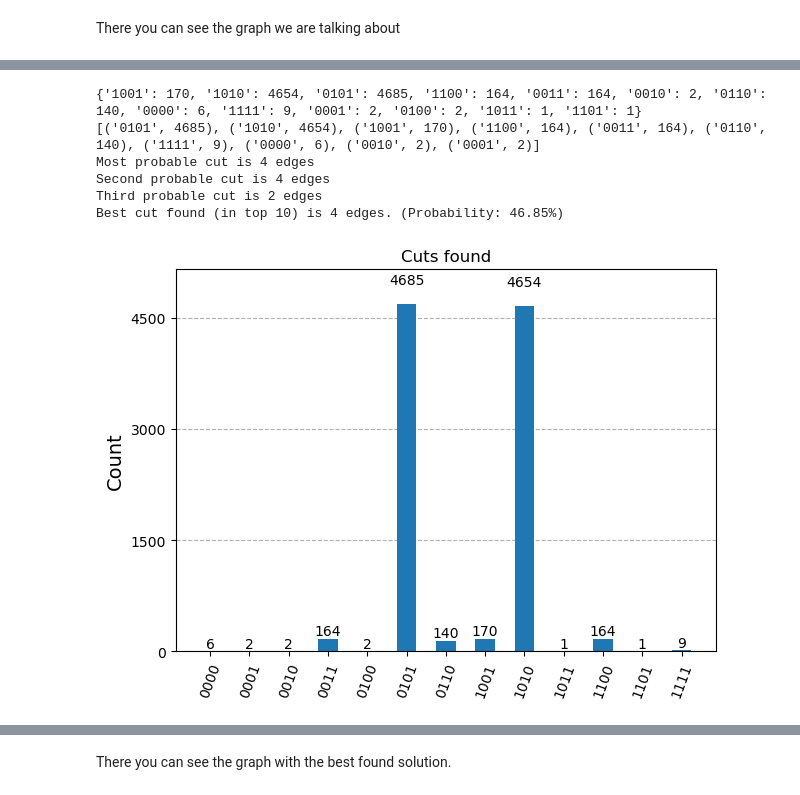
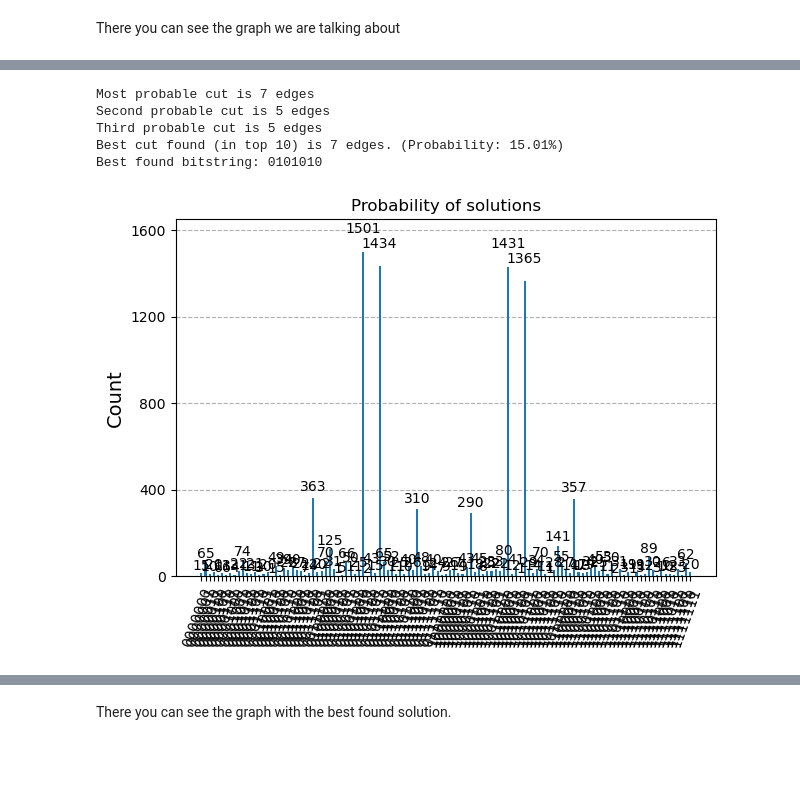
Before and after one commit to mforgo/Quantum-Examples, a Jupyter notebook: Circuits/QAOA.ipynb, the cells around one changed output, grey strips where cells are left out. Drawn from its saved outputs; the diff is of its cells as text; code cells hidden in the pictures; blank space fills up the shorter version.

```diff
--- a/Circuits/QAOA.ipynb
+++ b/Circuits/QAOA.ipynb
@@ -208,15 +209,12 @@ def exp_val(edges, string, count):
     score = max_cut_value(edges, string)
     val = (count * score)
     return val
-
+"""
+Input edges, concrete bitsring and number of occurences in given example and returns value times number of occurenses
+"""
 def max_cut_value(edges, bitstring):
     """
-    Spočítá počet hran, které jsou "řezané" pro daný bitstring.
-
-    edges: seznam dvojic (i, j) reprezentujících hrany
-    bitstring: řetězec '0101...' nebo seznam [0,1,0,...]
-
-    Vrací počet řezaných hran.
+Counts up number of edges being cut in this bitstring
     """
     if isinstance(bitstring, str):
         bits = [int(b) for b in bitstring]
@@ -285,17 +289,16 @@ We start with n qubits (n = number of edges). We aplly Hadamard gate to all of t
 # %%
-
-q = QuantumRegister(n, 'q')
-c = ClassicalRegister(n, 'c')
-qc = QuantumCircuit(q, c)
+q = QuantumRegister(n, 'q') #create n qubits
+c = ClassicalRegister(n, 'c') #create n classical bits
+qc = QuantumCircuit(q, c) #create the circuit
 for i in range (n):
-    qc.h(q[i])
-for k in range(depth):
+    qc.h(q[i]) #apply Hadamard gate to every qubit
+for i in range(depth):
     gamma, beta = best["x"]
     for (i, j) in edges:
-        qc.rzz(gamma, q[i], q[j])
+        qc.rzz(gamma, q[i], q[j]) #apply RZZ to every pair of qubits given in list of edges (turns around Z-axis by gamma) (cost Hadamard)
     for i in range (n):
-        qc.rx(beta, q[i])
+        qc.rx(beta, q[i]) #apply RX (rotation around X-axis by beta) to every qubit (mixer Hadamard)
 for i in range (n):
-    qc.measure(q[i], c[i])
-qc.draw("mpl")
+    qc.measure(q[i], c[i]) #measure all qubits
+qc.draw("mpl")#draws the circuit
 # %% [output]
@@ -310,22 +313,19 @@ Now we print the most probable solutions + we check best $checkin solutions (by
 # %%
-print(counts)
-sorted_counts = sorted(counts.items(), key=lambda item: item[1], reverse=True)[0:checkin]
-print (sorted_counts)
+sorted_counts = sorted(counts.items(), key=lambda item: item[1], reverse=True)[0:checkin] #sort the counts by probability
 best_count = min(sorted_counts, key=lambda r: -max_cut_value(edges, r[0]))
 print("Most probable cut is " + str(max_cut_value(edges, sorted_counts[0][0])) + " edges")
 print("Second probable cut is " + str(max_cut_value(edges, sorted_counts[1][0])) + " edges")
 print("Third probable cut is " + str(max_cut_value(edges, sorted_counts[2][0])) + " edges")
-
-print("Best cut found (in top "+ str(checkin) +") is " + str(max_cut_value(edges, best_count[0])) + " edges. (Probability: " + str(100*best_count[1]/shots) + "%)")
-plot_histogram(counts, title="Cuts found")
+print("Best cut found (in top "+ str(checkin) +") is " + str(max_cut_value(edges, best_count[0])) + " edges. (Probability: " + str(100*best_count[1]/shots) + "%)")#find the best solution in top checkin results
+print("Best found bitstring: " + best_count[0])
+plot_histogram(counts, title="Probability of solutions")
 # %% [output]
-{'1001': 170, '1010': 4654, '0101': 4685, '1100': 164, '0011': 164, '0010': 2, '0110': 140, '0000': 6, '1111': 9, '0001': 2, '0100': 2, '1011': 1, '1101': 1}
-[('0101', 4685), ('1010', 4654), ('1001', 170), ('1100', 164), ('0011', 164), ('0110', 140), ('1111', 9), ('0000', 6), ('0010', 2), ('0001', 2)]
-Most probable cut is 4 edges
-Second probable cut is 4 edges
-Third probable cut is 2 edges
-Best cut found (in top 10) is 4 edges. (Probability: 46.85%)
+Most probable cut is 7 edges
+Second probable cut is 5 edges
+Third probable cut is 5 edges
+Best cut found (in top 10) is 7 edges. (Probability: 15.01%)
+Best found bitstring: 0101010
-[figure, old version]
+[figure, new version]
 # %%
 counts_dict = dict(sorted_counts)
 plot_histogram(counts_dict, title="Top " + str(checkin) + " counts")
```
Also changed, not shown: parts of 15 cells of this notebook.
